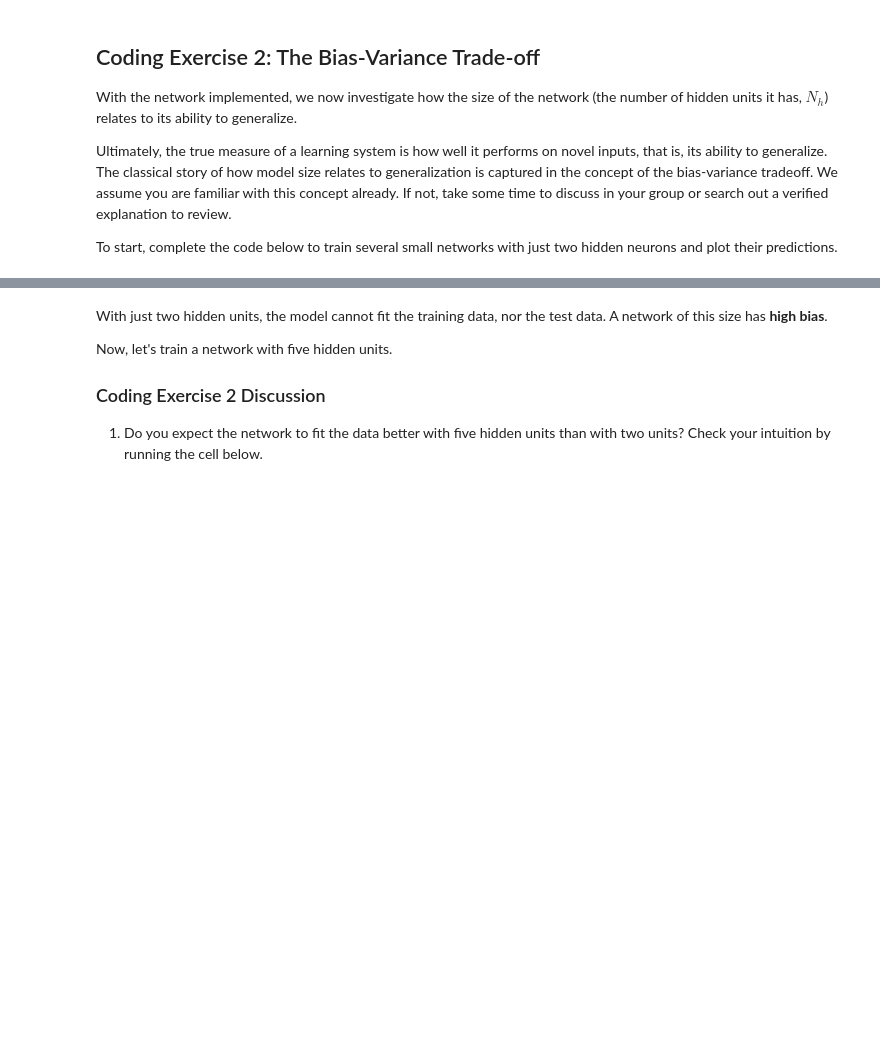
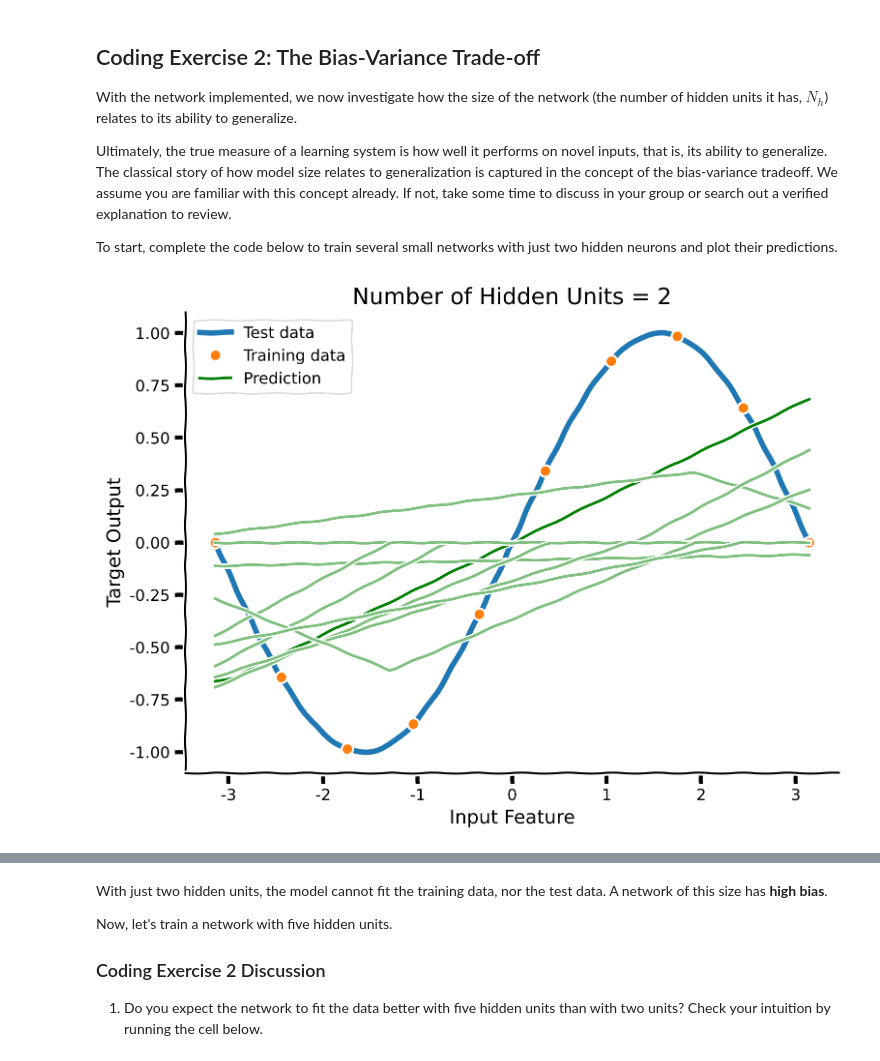
Before and after one commit to sabertoaster/Neuromatch-NeuroAI, a Jupyter notebook: tutorials/W2D1_Macrocircuits/student/W2D1_Tutorial2.ipynb, the cells around one changed output, grey strips where cells are left out. Cells and saved outputs as stored; diff of their text form; code cells hidden in the pictures; blank space fills up the shorter version.

```diff
--- a/tutorials/W2D1_Macrocircuits/student/W2D1_Tutorial2.ipynb
+++ b/tutorials/W2D1_Macrocircuits/student/W2D1_Tutorial2.ipynb
@@ -512,21 +522,21 @@ def fit_relu(x_train, y_train, x_test, y_test, n_hidden = 10, reg = 0):
 
     ###################################################################
     ## Fill out the following, then remove
-    raise NotImplementedError("Student exercise: complete initialization of layers as well as forward propagation for the network (follow the description in the text above).")
+    # raise NotImplementedError("Student exercise: complete initialization of layers as well as forward propagation for the network (follow the description in the text above).")
     ###################################################################
 
     # Layer 1 (Input -> Hidden)
-    W1 = np.random.normal(0, ..., (n_inputs, ...))  # Random weights
-    b1 = np.random.uniform(-np.pi, ..., size = (1, n_hidden))  # Bias
+    W1 = np.random.normal(0, 1, (n_inputs, n_hidden))  # Random weights
+    b1 = np.random.uniform(-np.pi, np.pi, size = (1, n_hidden))  # Bias
 
     # Layer 2 (Hidden -> Output)
-    W2 = np.zeros((..., ...))  # Initialize weights to zero
+    W2 = np.zeros((n_hidden, n_outputs))  # Initialize weights to zero
 
     # Forward propagation
     def forward_prop(X):
-        z1 = X.dot(...) + ...
-        a1 = np.maximum(0, ...)  # ReLU activation
-        z2 = a1.dot(...)
+        z1 = X.dot(W1) + b1
+        a1 = np.maximum(0, z1)  # ReLU activation
+        z2 = a1.dot(W2)
         return z2
 
     # Fit second layer weights with linear regression
@@ -569,36 +581,38 @@ n_hid = 2
 
 n_reps = 10 # Number of networks to train
 
 def plot_predictions(n_hid, n_reps):
     """
     Generate train and test data for `n_reps` times, fit it for a network with hidden size `n_hid`, and plot prediction values.
 
     Inputs:
     - n_hid (int): size of hidden layer.
     - n_reps (int): number of data regenerations.
     """
     with plt.xkcd():
         plt.plot(x_test, y_test,linewidth=4,label='Test data')
         plt.plot(x_train, y_train,'o',label='Training data')
 
         train_err, test_err, y_pred = fit_relu(x_train, y_train, x_test, y_test, n_hidden=n_hid)
         plt.plot(x_test, y_pred, color='g', label='Prediction')
 
         for rep in range(n_reps-1):
             ###################################################################
             ## Fill out the following then remove
-            raise NotImplementedError("Student exercise: complete generation of new train / test data and visualize it.")
+            # raise NotImplementedError("Student exercise: complete generation of new train / test data and visualize it.")
             ###################################################################
-            train_err, test_err, y_pred = ...
-            plt.plot(..., ..., color='g', alpha=.5, label='_')
+            train_err, test_err, y_pred = fit_relu(x_train, y_train, x_test, y_test, n_hid)
+            plt.plot(x_test, y_pred, color='g', alpha=.5, label='_')
 
         plt.legend()
         plt.xlabel('Input Feature')
         plt.ylabel('Target Output')
         plt.title('Number of Hidden Units = {}'.format(n_hid))
         plt.show()
 
 plot_predictions(n_hid, n_reps)
+# %% [output]
+[figure, added]
 # %% [markdown]
 [*Click for solution*](https://github.com/neuromatch/NeuroAI_Course/tree/main/tutorials/W2D1_Macrocircuits/solutions/W2D1_Tutorial2_Solution_e1136bc5.py)
 
```
Also changed, not shown: parts of 24 cells of this notebook.
